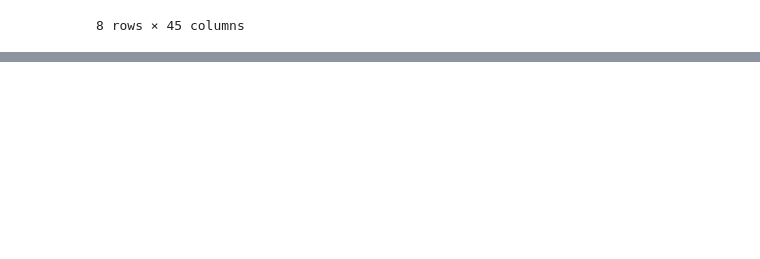
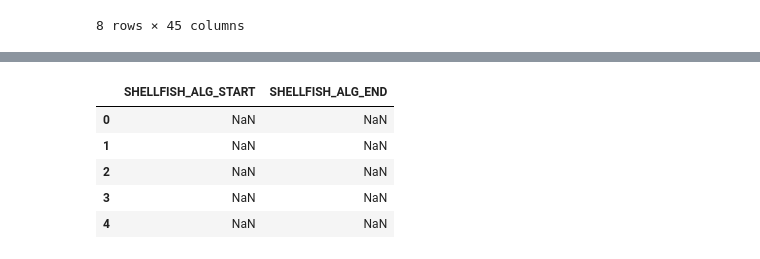
Before and after one commit to rbeebe1/project_01_group_01, a Jupyter notebook: app.ipynb, the cells around one changed output, grey strips where cells are left out. Saved outputs shown, nothing was run; the diff lists cells and outputs as text; code cells hidden in the pictures; blank space fills up the shorter version.

```diff
--- a/app.ipynb
+++ b/app.ipynb
@@ -74,0 +158,11 @@ dtype: int64
+# %%
+mask = food_allergy_clean.columns.str.startswith('SHELLFISH_ALG')
+cols = food_allergy_clean.columns[mask]
+food_allergy_clean[cols].head()
+# %% [output]
+|  | SHELLFISH_ALG_START | SHELLFISH_ALG_END |
+| 0 | NaN | NaN |
+| 1 | NaN | NaN |
+| 2 | NaN | NaN |
+| 3 | NaN | NaN |
+| 4 | NaN | NaN |
```
Also changed, not shown: parts of 15 cells of this notebook.
